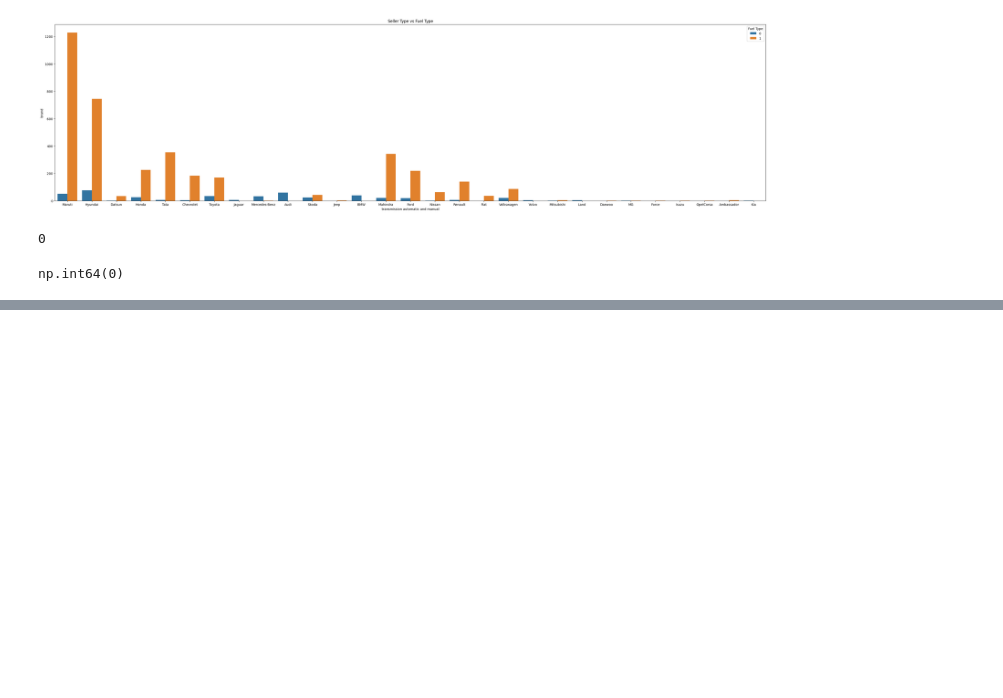
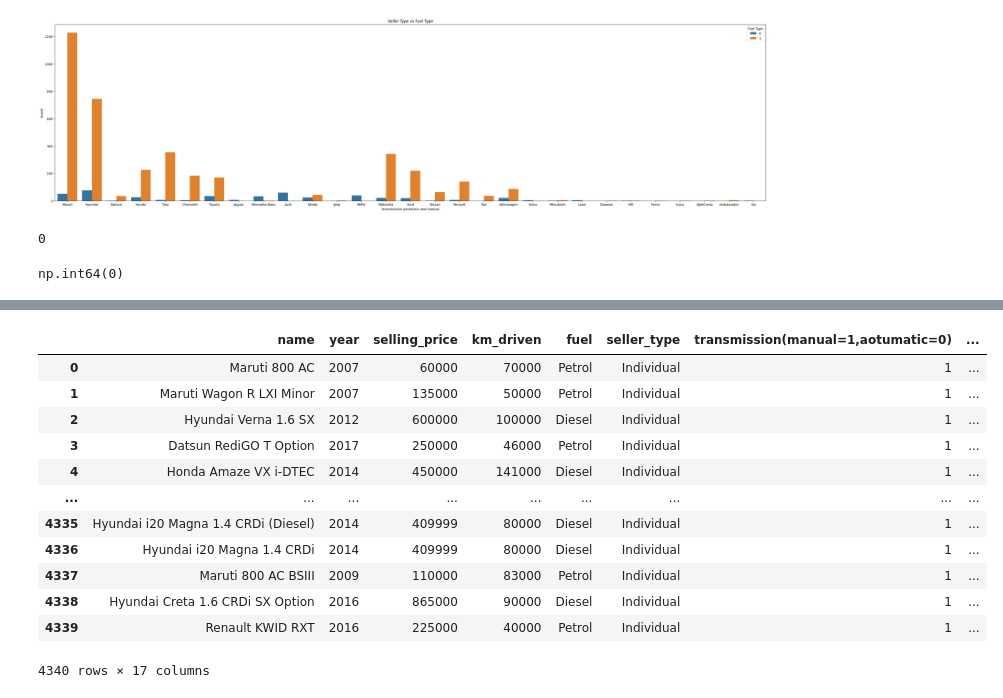
Before and after one commit to Trusha-7Span/CarDetails, a Jupyter notebook: CarDetail.ipynb, the cells around one changed output, grey strips where cells are left out. Saved outputs shown, nothing was run; the diff lists cells and outputs as text; code cells hidden in the pictures; blank space fills up the shorter version.

```diff
--- a/CarDetail.ipynb
+++ b/CarDetail.ipynb
@@ -611,0 +656,22 @@ np.int64(0)
+# %%
+from sklearn.preprocessing import StandardScaler
+scaler = StandardScaler()
+standardized_data = scaler.fit_transform(df[['year', 'selling_price', 'km_driven']])
+standardized_df = pd.DataFrame(standardized_data, columns=['year_standardized', 'selling_price_standardized', 'km_driven_standardized'])
+df_standardized = pd.concat([df, standardized_df], axis=1)
+# %%
+df_standardized
+# %% [output]
+|  | name | year | selling_price | km_driven | fuel | seller_type | transmission(manual=1,aotumatic=0) | ... |
+| 0 | Maruti 800 AC | 2007 | 60000 | 70000 | Petrol | Individual | 1 | ... |
+| 1 | Maruti Wagon R LXI Minor | 2007 | 135000 | 50000 | Petrol | Individual | 1 | ... |
+| 2 | Hyundai Verna 1.6 SX | 2012 | 600000 | 100000 | Diesel | Individual | 1 | ... |
+| 3 | Datsun RediGO T Option | 2017 | 250000 | 46000 | Petrol | Individual | 1 | ... |
+| 4 | Honda Amaze VX i-DTEC | 2014 | 450000 | 141000 | Diesel | Individual | 1 | ... |
+| ... | ... | ... | ... | ... | ... | ... | ... | ... |
+| 4335 | Hyundai i20 Magna 1.4 CRDi (Diesel) | 2014 | 409999 | 80000 | Diesel | Individual | 1 | ... |
+| 4336 | Hyundai i20 Magna 1.4 CRDi | 2014 | 409999 | 80000 | Diesel | Individual | 1 | ... |
+| 4337 | Maruti 800 AC BSIII | 2009 | 110000 | 83000 | Petrol | Individual | 1 | ... |
+| 4338 | Hyundai Creta 1.6 CRDi SX Option | 2016 | 865000 | 90000 | Diesel | Individual | 1 | ... |
+| 4339 | Renault KWID RXT | 2016 | 225000 | 40000 | Petrol | Individual | 1 | ... |
+4340 rows × 17 columns
```
Also changed, not shown: parts of 10 cells of this notebook.
